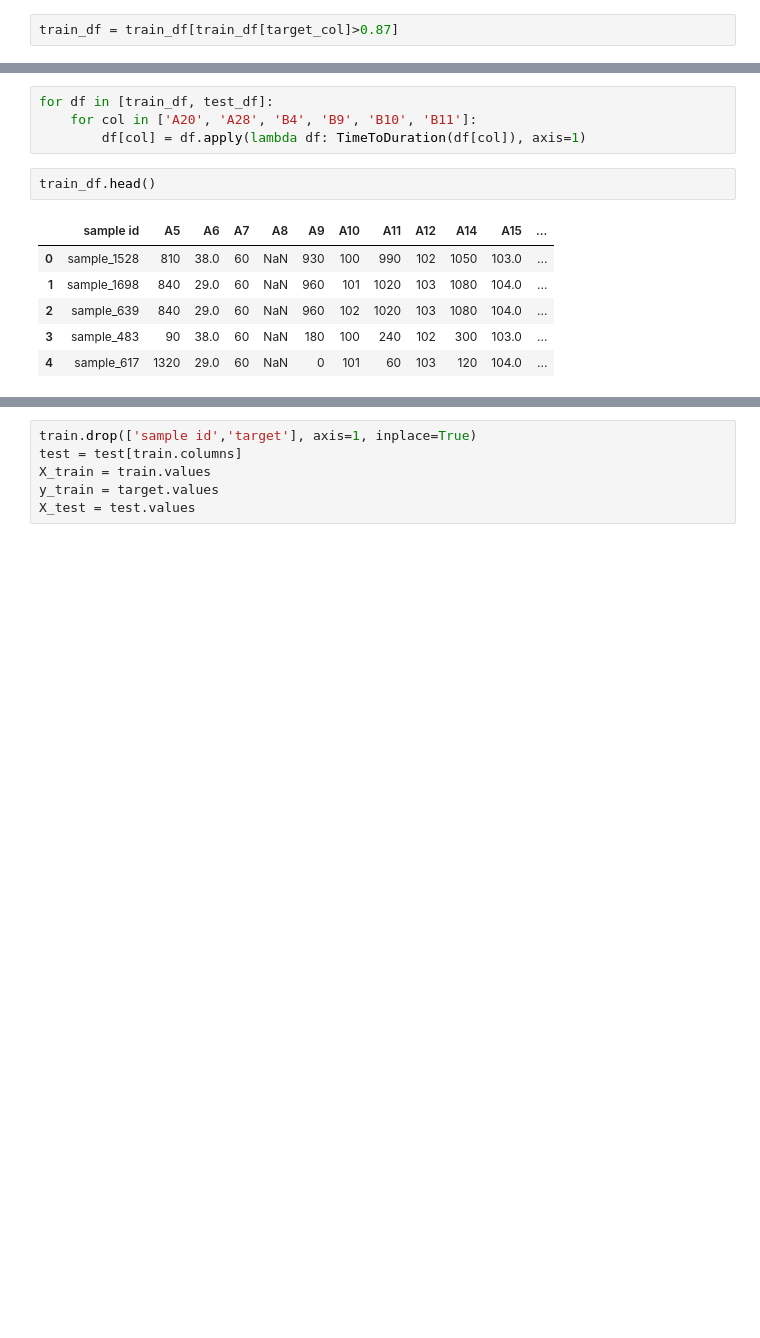
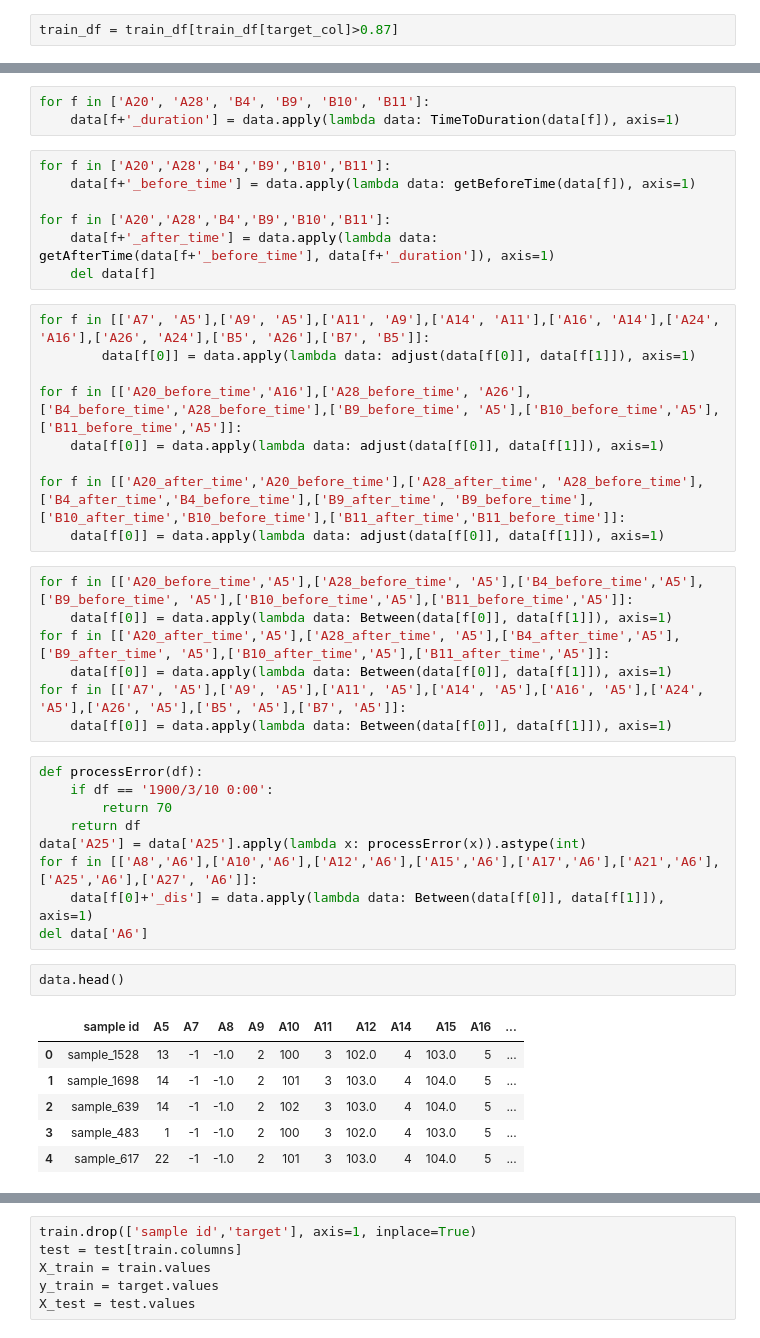
Before and after one commit to yarntime/machine-learning, a Jupyter notebook: tianchi/jinnan.ipynb, the cells around one changed output, grey strips where cells are left out. Saved outputs shown, nothing was run; the diff lists cells and outputs as text; blank space fills up the shorter version.

```diff
--- a/tianchi/jinnan.ipynb
+++ b/tianchi/jinnan.ipynb
@@ -196,14 +218,45 @@ for df in [train_df, test_df]:
 # %%
-for df in [train_df, test_df]:
-    for col in ['A20', 'A28', 'B4', 'B9', 'B10', 'B11']:
-        df[col] = df.apply(lambda df: TimeToDuration(df[col]), axis=1)
+for f in ['A20', 'A28', 'B4', 'B9', 'B10', 'B11']:
+    data[f+'_duration'] = data.apply(lambda data: TimeToDuration(data[f]), axis=1)
+# %%
+for f in ['A20','A28','B4','B9','B10','B11']:
+    data[f+'_before_time'] = data.apply(lambda data: getBeforeTime(data[f]), axis=1)
+
+for f in ['A20','A28','B4','B9','B10','B11']:
+    data[f+'_after_time'] = data.apply(lambda data: getAfterTime(data[f+'_before_time'], data[f+'_duration']), axis=1)
+    del data[f]
+# %%
+for f in [['A7', 'A5'],['A9', 'A5'],['A11', 'A9'],['A14', 'A11'],['A16', 'A14'],['A24', 'A16'],['A26', 'A24'],['B5', 'A26'],['B7', 'B5']]:
+        data[f[0]] = data.apply(lambda data: adjust(data[f[0]], data[f[1]]), axis=1)
+
+for f in [['A20_before_time','A16'],['A28_before_time', 'A26'],['B4_before_time','A28_before_time'],['B9_before_time', 'A5'],['B10_before_time','A5'],['B11_before_time','A5']]:
+    data[f[0]] = data.apply(lambda data: adjust(data[f[0]], data[f[1]]), axis=1)
+
+for f in [['A20_after_time','A20_before_time'],['A28_after_time', 'A28_before_time'],['B4_after_time','B4_before_time'],['B9_after_time', 'B9_before_time'],['B10_after_time','B10_before_time'],['B11_after_time','B11_before_time']]:
+    data[f[0]] = data.apply(lambda data: adjust(data[f[0]], data[f[1]]), axis=1)
+# %%
+for f in [['A20_before_time','A5'],['A28_before_time', 'A5'],['B4_before_time','A5'],['B9_before_time', 'A5'],['B10_before_time','A5'],['B11_before_time','A5']]:
+    data[f[0]] = data.apply(lambda data: Between(data[f[0]], data[f[1]]), axis=1)
+for f in [['A20_after_time','A5'],['A28_after_time', 'A5'],['B4_after_time','A5'],['B9_after_time', 'A5'],['B10_after_time','A5'],['B11_after_time','A5']]:
+    data[f[0]] = data.apply(lambda data: Between(data[f[0]], data[f[1]]), axis=1)
+for f in [['A7', 'A5'],['A9', 'A5'],['A11', 'A5'],['A14', 'A5'],['A16', 'A5'],['A24', 'A5'],['A26', 'A5'],['B5', 'A5'],['B7', 'A5']]:
+    data[f[0]] = data.apply(lambda data: Between(data[f[0]], data[f[1]]), axis=1)
+# %%
+def processError(df):
+    if df == '1900/3/10 0:00':
+        return 70
+    return df
+data['A25'] = data['A25'].apply(lambda x: processError(x)).astype(int)
+for f in [['A8','A6'],['A10','A6'],['A12','A6'],['A15','A6'],['A17','A6'],['A21','A6'],['A25','A6'],['A27', 'A6']]:
+    data[f[0]+'_dis'] = data.apply(lambda data: Between(data[f[0]], data[f[1]]), axis=1)
+del data['A6']
 # %%
-train_df.head()
+data.head()
 # %% [output]
-|  | sample id | A5 | A6 | A7 | A8 | A9 | A10 | A11 | A12 | A14 | A15 | ... |
-| 0 | sample_1528 | 810 | 38.0 | 60 | NaN | 930 | 100 | 990 | 102 | 1050 | 103.0 | ... |
-| 1 | sample_1698 | 840 | 29.0 | 60 | NaN | 960 | 101 | 1020 | 103 | 1080 | 104.0 | ... |
-| 2 | sample_639 | 840 | 29.0 | 60 | NaN | 960 | 102 | 1020 | 103 | 1080 | 104.0 | ... |
-| 3 | sample_483 | 90 | 38.0 | 60 | NaN | 180 | 100 | 240 | 102 | 300 | 103.0 | ... |
-| 4 | sample_617 | 1320 | 29.0 | 60 | NaN | 0 | 101 | 60 | 103 | 120 | 104.0 | ... |
+|  | sample id | A5 | A7 | A8 | A9 | A10 | A11 | A12 | A14 | A15 | A16 | ... |
+| 0 | sample_1528 | 13 | -1 | -1.0 | 2 | 100 | 3 | 102.0 | 4 | 103.0 | 5 | ... |
+| 1 | sample_1698 | 14 | -1 | -1.0 | 2 | 101 | 3 | 103.0 | 4 | 104.0 | 5 | ... |
+| 2 | sample_639 | 14 | -1 | -1.0 | 2 | 102 | 3 | 103.0 | 4 | 104.0 | 5 | ... |
+| 3 | sample_483 | 1 | -1 | -1.0 | 2 | 100 | 3 | 102.0 | 4 | 103.0 | 5 | ... |
+| 4 | sample_617 | 22 | -1 | -1.0 | 2 | 101 | 3 | 103.0 | 4 | 104.0 | 5 | ... |
 # %%
```
Also changed, not shown: parts of 16 cells of this notebook, 1 other file.
